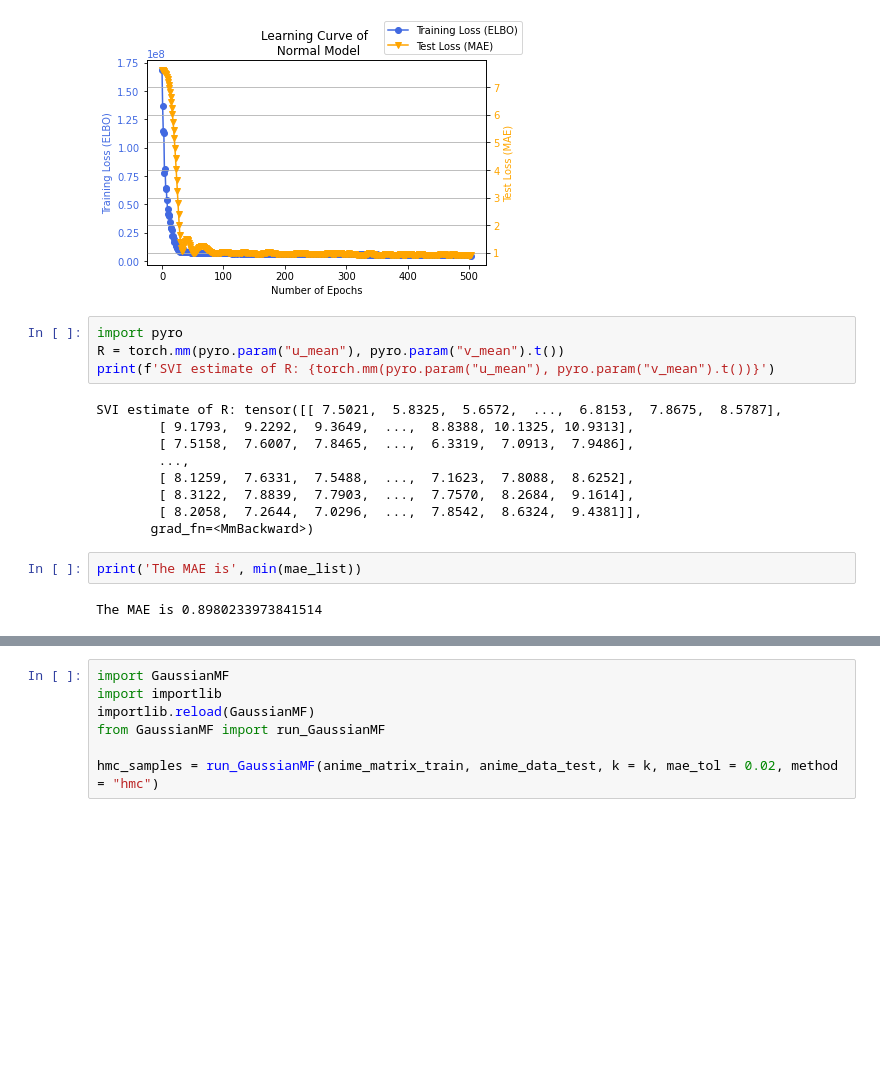
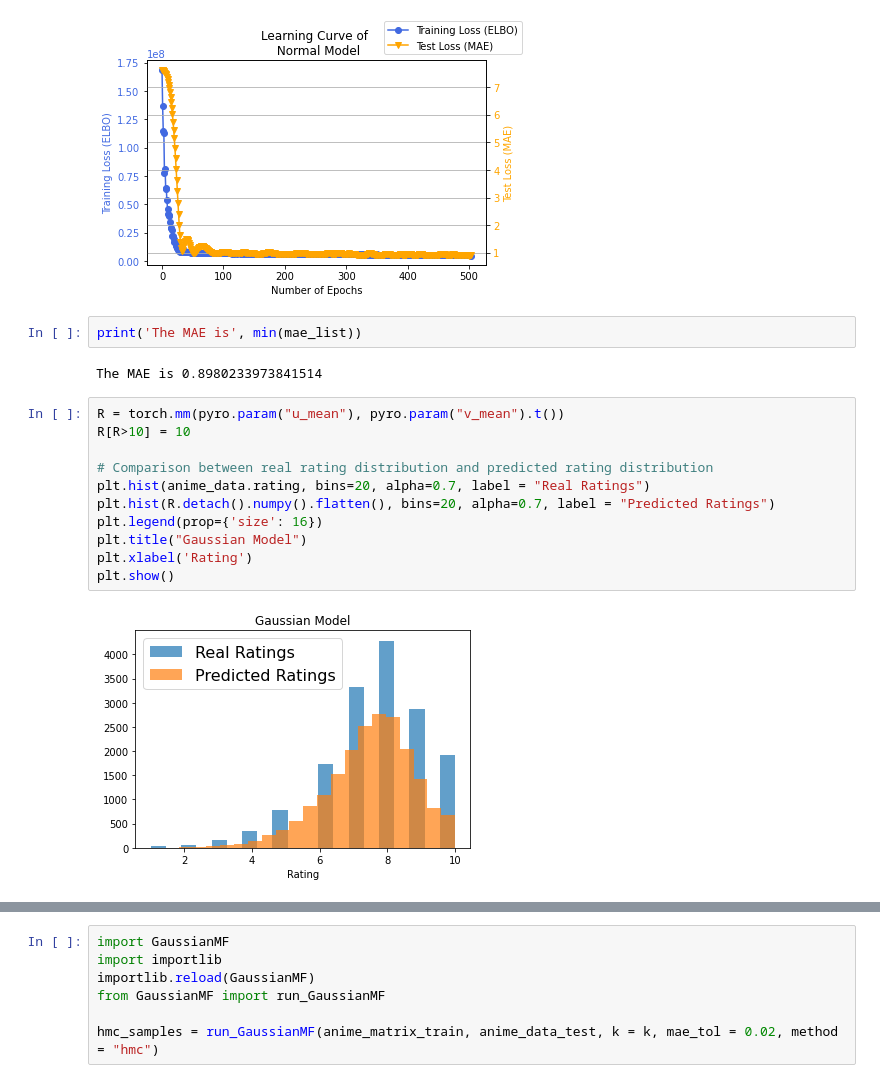
Before and after one commit to wq1701/mlpp_final, a Jupyter notebook: final-project/final-notebook.ipynb, the cells around one changed output, grey strips where cells are left out. Cells and saved outputs as stored; diff of their text form; blank space fills up the shorter version.

Commit message:
real vs predicted distribution visualization

```diff
--- a/final-project/final-notebook.ipynb
+++ b/final-project/final-notebook.ipynb
@@ -120,23 +125,23 @@ loss_list, mae_list = run_GaussianMF(anime_matrix_train, anime_data_test, k = k,
 learning_curve_plot(loss_list, mae_list)
 # %% [output]
 [figure]
-# %%
-import pyro
-R = torch.mm(pyro.param("u_mean"), pyro.param("v_mean").t())
-print(f'SVI estimate of R: {torch.mm(pyro.param("u_mean"), pyro.param("v_mean").t())}')
-# %% [output]
-SVI estimate of R: tensor([[ 7.5021,  5.8325,  5.6572,  ...,  6.8153,  7.8675,  8.5787],
-        [ 9.1793,  9.2292,  9.3649,  ...,  8.8388, 10.1325, 10.9313],
-        [ 7.5158,  7.6007,  7.8465,  ...,  6.3319,  7.0913,  7.9486],
-        ...,
-        [ 8.1259,  7.6331,  7.5488,  ...,  7.1623,  7.8088,  8.6252],
-        [ 8.3122,  7.8839,  7.7903,  ...,  7.7570,  8.2684,  9.1614],
-        [ 8.2058,  7.2644,  7.0296,  ...,  7.8542,  8.6324,  9.4381]],
-       grad_fn=<MmBackward>)
 # %%
 print('The MAE is', min(mae_list))
 # %% [output]
 The MAE is 0.8980233973841514
+# %%
+R = torch.mm(pyro.param("u_mean"), pyro.param("v_mean").t())
+R[R>10] = 10
+
+# Comparison between real rating distribution and predicted rating distribution
+plt.hist(anime_data.rating, bins=20, alpha=0.7, label = "Real Ratings")
+plt.hist(R.detach().numpy().flatten(), bins=20, alpha=0.7, label = "Predicted Ratings")
+plt.legend(prop={'size': 16})
+plt.title("Gaussian Model")
+plt.xlabel('Rating')
+plt.show()
+# %% [output]
+[figure, added]
 # %%
 import importlib
 import visualization
```
Also changed, not shown: parts of 10 cells of this notebook, 1 other file.
